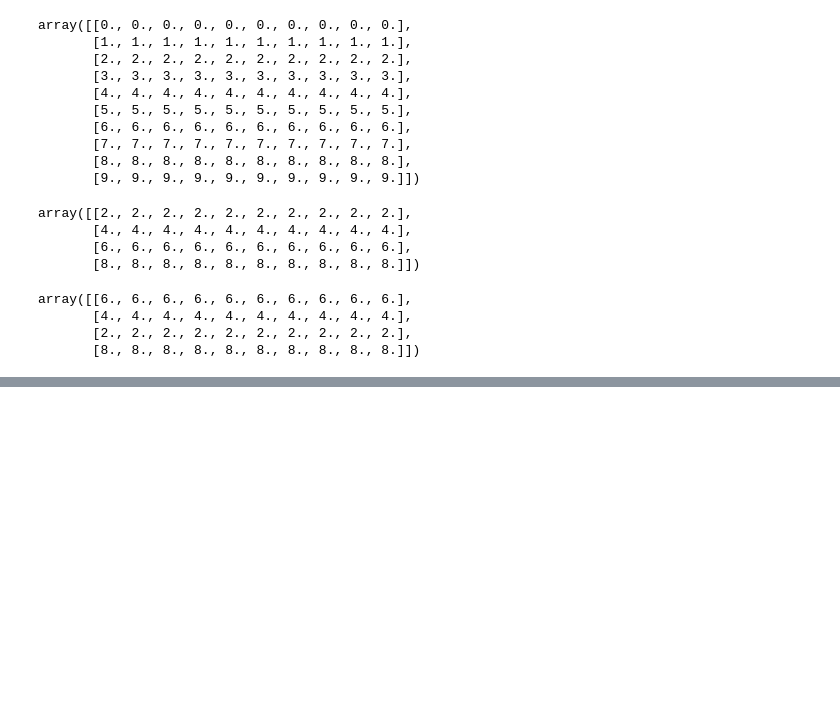
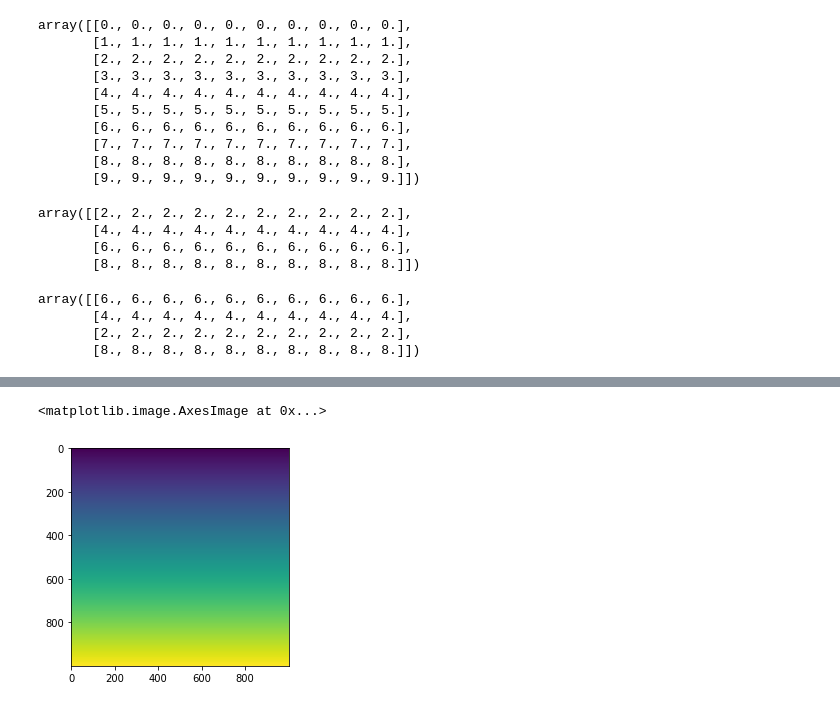
Before and after one commit to 036takashima/python_ds, a Jupyter notebook: numpy.ipynb, the cells around one changed output, grey strips where cells are left out. Saved outputs shown, nothing was run; the diff lists cells and outputs as text; code cells hidden in the pictures; blank space fills up the shorter version.

```diff
--- a/numpy.ipynb
+++ b/numpy.ipynb
@@ -267,0 +438,5 @@ array([[6., 6., 6., 6., 6., 6., 6., 6., 6., 6.],
+# %%
+plt.imshow(dy)
+# %% [output]
+<matplotlib.image.AxesImage at 0x...>
+[figure, added]
```
Also changed, not shown: parts of 90 cells of this notebook.
